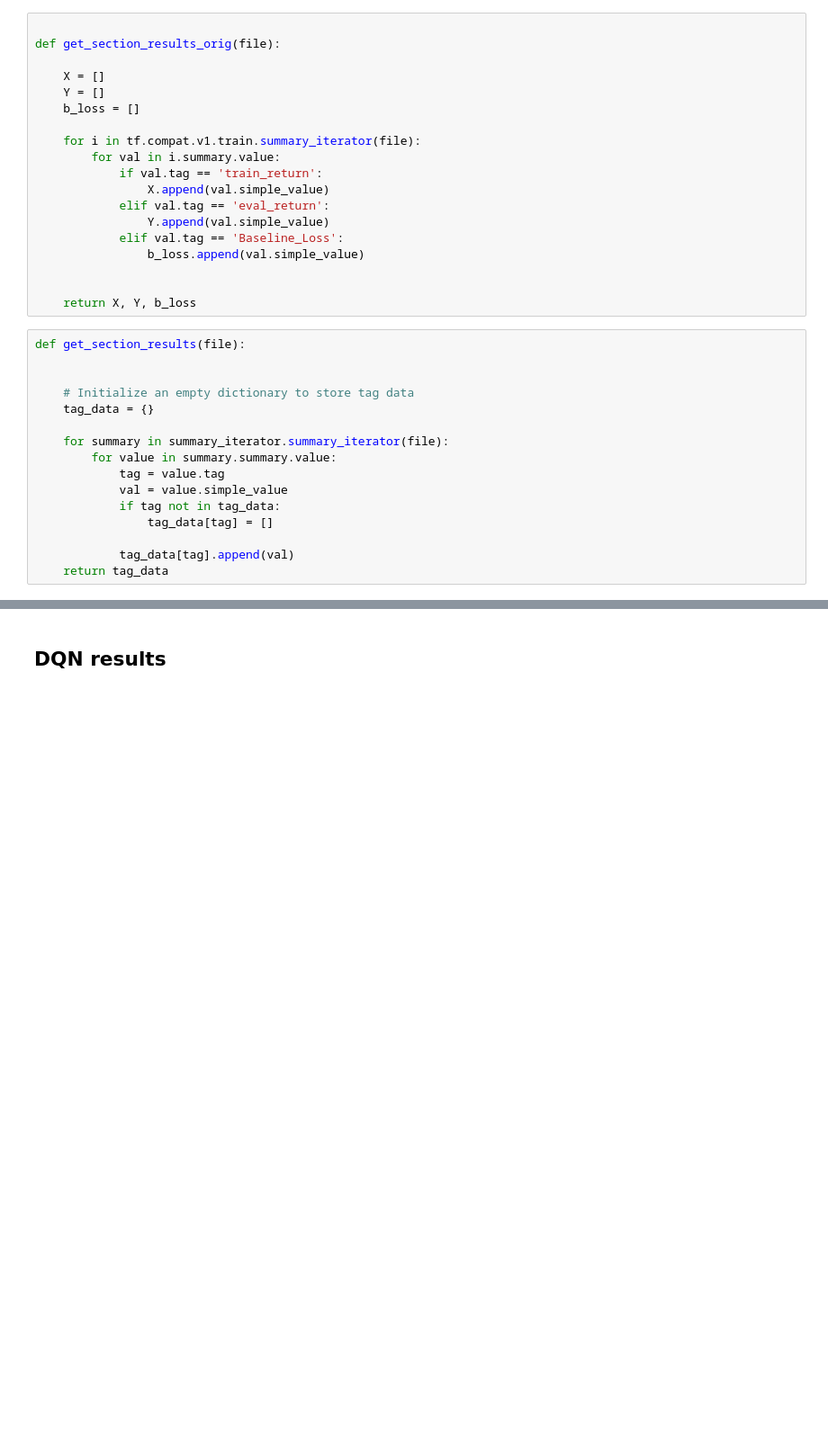
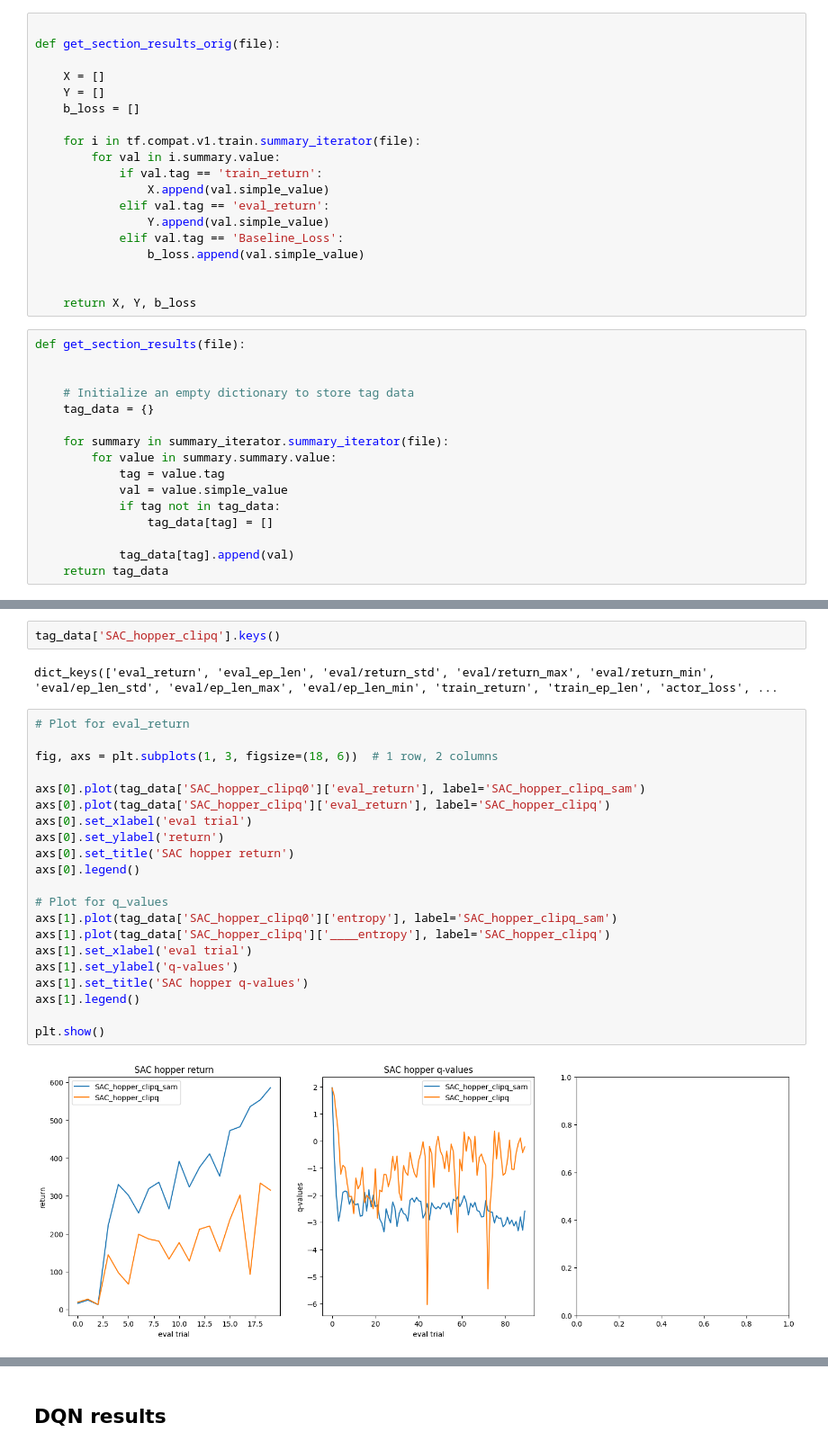
Before and after one commit to donghoon-shin/homework_fall2023, a Jupyter notebook: hw3/plotting_the_log.ipynb, the cells around one changed output, grey strips where cells are left out. Shown at 90% size. Drawn from its saved outputs; the diff is of its cells as text; blank space fills up the shorter version.

```diff
--- a/hw3/plotting_the_log.ipynb
+++ b/hw3/plotting_the_log.ipynb
@@ -92,3 +102,30 @@ for key in fnames.keys():
 fnames.keys()
 # %% [output]
 dict_keys(['DQN-cartpole', 'DQN-cartpole-lr', 'DQN-cartpole-double-dqn', 'DQN-cartpole-double-dqn-lr', 'DQN-cartpole-low-discount', 'DQN1', 'DQN2', 'DQN3', 'DoubleDQN1', 'DoubleDQN2', 'DoubleDQN3', 'm ...
+# %%
+tag_data['SAC_hopper_clipq'].keys()
+# %% [output]
+dict_keys(['eval_return', 'eval_ep_len', 'eval/return_std', 'eval/return_max', 'eval/return_min', 'eval/ep_len_std', 'eval/ep_len_max', 'eval/ep_len_min', 'train_return', 'train_ep_len', 'actor_loss', ...
+# %%
+# Plot for eval_return
+
+fig, axs = plt.subplots(1, 3, figsize=(18, 6))  # 1 row, 2 columns
+
+axs[0].plot(tag_data['SAC_hopper_clipq0']['eval_return'], label='SAC_hopper_clipq_sam')
+axs[0].plot(tag_data['SAC_hopper_clipq']['eval_return'], label='SAC_hopper_clipq')
+axs[0].set_xlabel('eval trial')
+axs[0].set_ylabel('return')
+axs[0].set_title('SAC hopper return')
+axs[0].legend()
+
+# Plot for q_values
+axs[1].plot(tag_data['SAC_hopper_clipq0']['entropy'], label='SAC_hopper_clipq_sam')
+axs[1].plot(tag_data['SAC_hopper_clipq']['____entropy'], label='SAC_hopper_clipq')
+axs[1].set_xlabel('eval trial')
+axs[1].set_ylabel('q-values')
+axs[1].set_title('SAC hopper q-values')
+axs[1].legend()
+
+plt.show()
+# %% [output]
+[figure, added]
```
Also changed, not shown: parts of 3 cells of this notebook, 10 other files.
